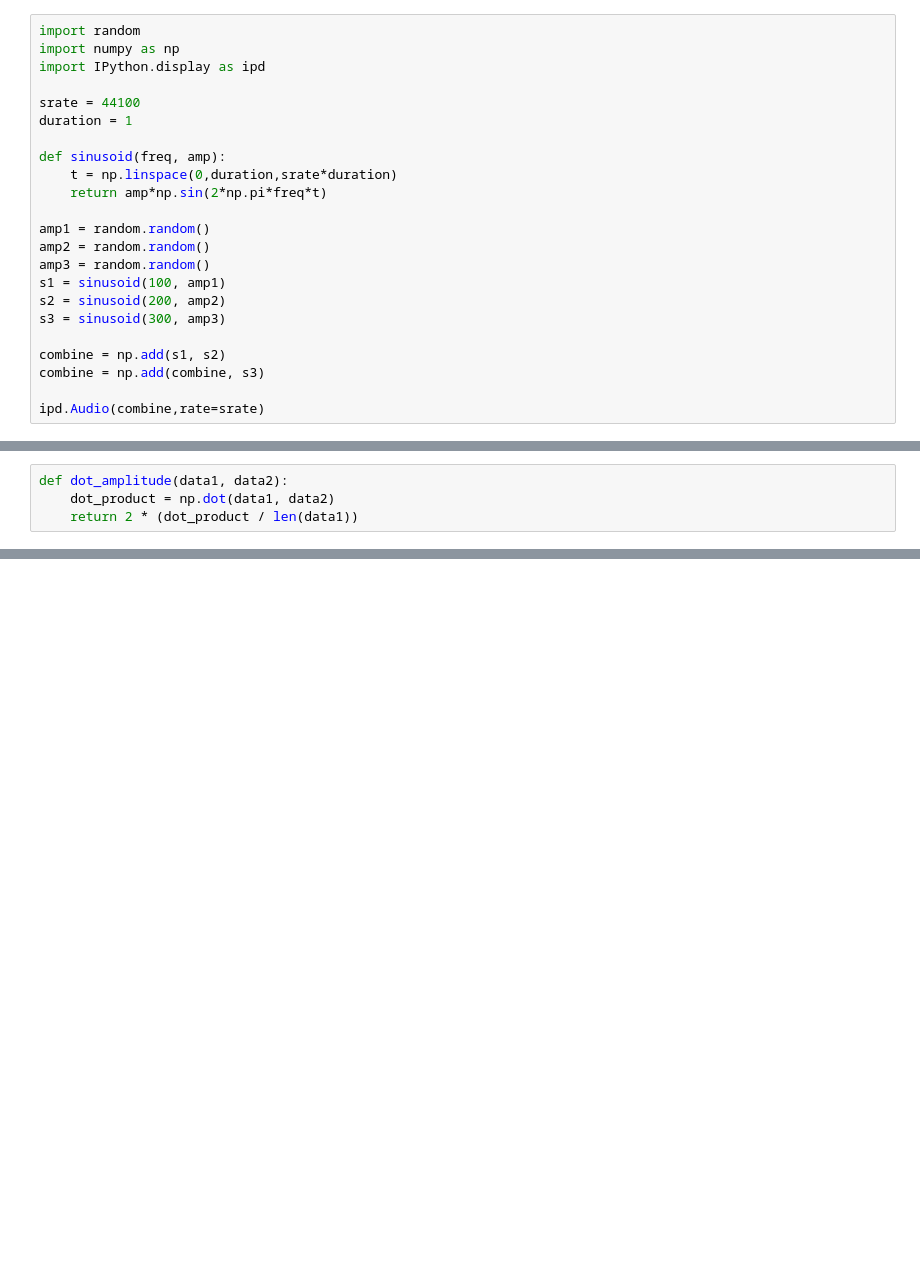
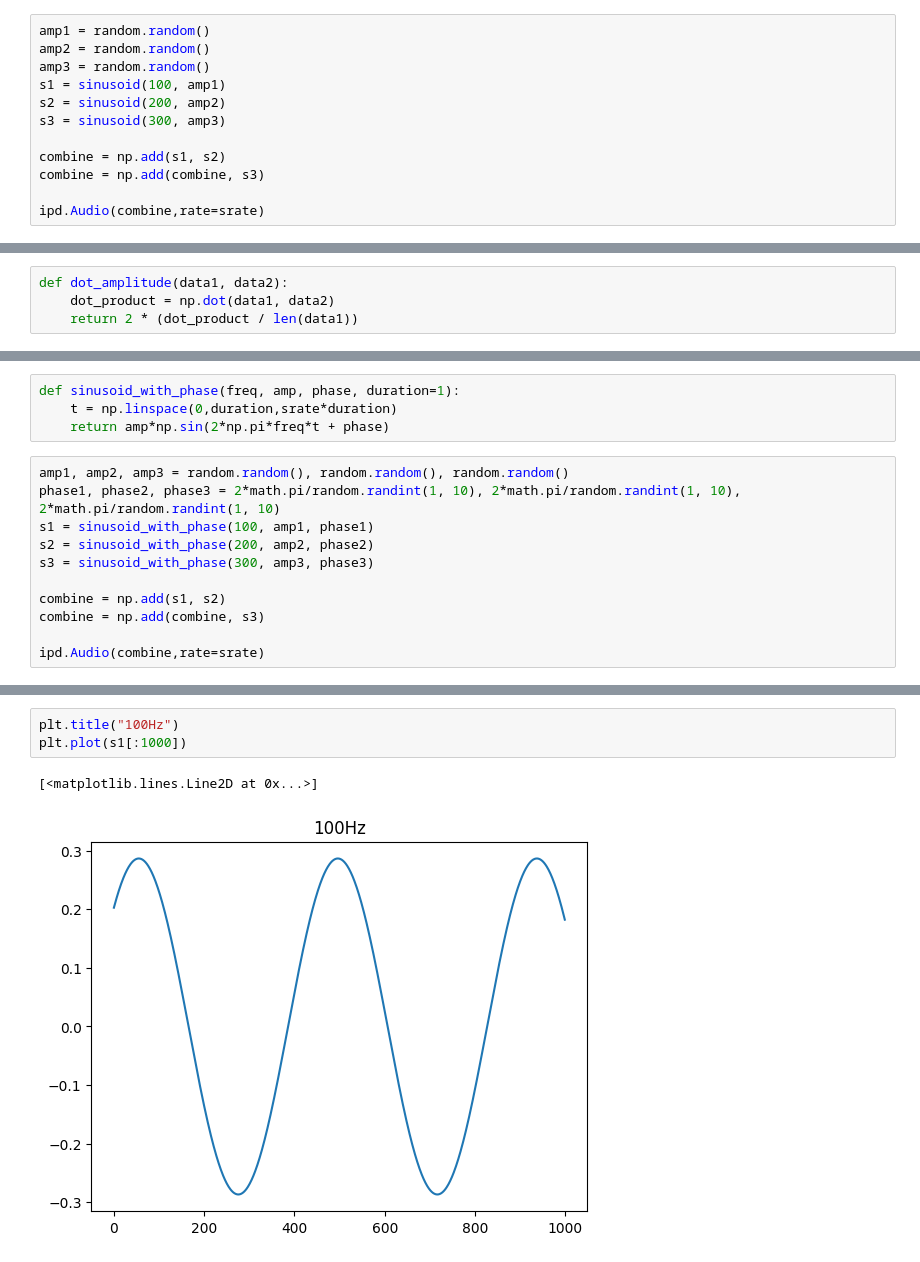
Before and after one commit to iamvickynguyen/CSC484D-Synthesizer, a Jupyter notebook: A2/A2.ipynb, the cells around one changed output, grey strips where cells are left out. Saved outputs shown, nothing was run; the diff lists cells and outputs as text; blank space fills up the shorter version.

```diff
--- a/A2/A2.ipynb
+++ b/A2/A2.ipynb
@@ -99,15 +79,4 @@ Math: $(2 + j)j = -1 + 2j$
 # %%
-import random
-import numpy as np
-import IPython.display as ipd
-
-srate = 44100
-duration = 1
-
-def sinusoid(freq, amp):
-    t = np.linspace(0,duration,srate*duration)
-    return amp*np.sin(2*np.pi*freq*t)
-
 amp1 = random.random()
 amp2 = random.random()
 amp3 = random.random()
@@ -167,0 +139,15 @@ Dot product amplitude = 0.69
+# %%
+def sinusoid_with_phase(freq, amp, phase, duration=1):
+    t = np.linspace(0,duration,srate*duration)
+    return amp*np.sin(2*np.pi*freq*t + phase)
+# %%
+amp1, amp2, amp3 = random.random(), random.random(), random.random()
+phase1, phase2, phase3 = 2*math.pi/random.randint(1, 10), 2*math.pi/random.randint(1, 10), 2*math.pi/random.randint(1, 10)
+s1 = sinusoid_with_phase(100, amp1, phase1)
+s2 = sinusoid_with_phase(200, amp2, phase2)
+s3 = sinusoid_with_phase(300, amp3, phase3)
+
+combine = np.add(s1, s2)
+combine = np.add(combine, s3)
+
+ipd.Audio(combine,rate=srate)
@@ -167,0 +156,6 @@ Dot product amplitude = 0.69
+# %%
+plt.title("100Hz")
+plt.plot(s1[:1000])
+# %% [output]
+[<matplotlib.lines.Line2D at 0x...>]
+[figure, added]
```
Also changed, not shown: parts of 21 cells of this notebook, 1 other file.
